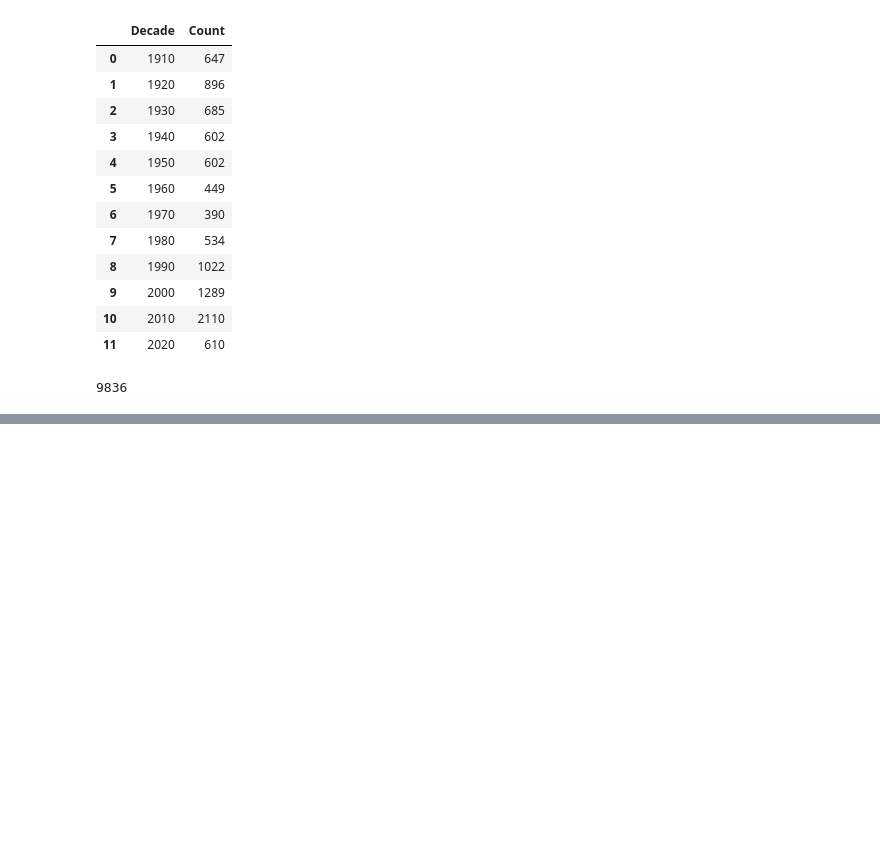
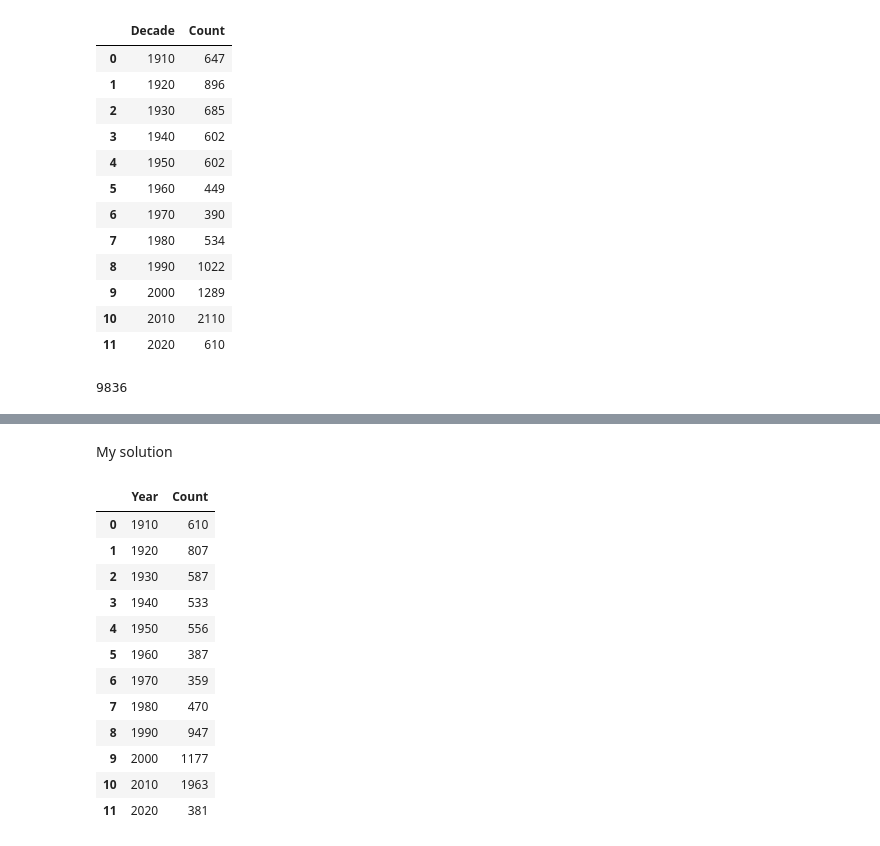
Before and after one commit to rauldgarcia/Data_analysis, a Jupyter notebook: CLASS 1/class_5.ipynb, the cells around one changed output, grey strips where cells are left out. Drawn from its saved outputs; the diff is of its cells as text; code cells hidden in the pictures; blank space fills up the shorter version.

```diff
--- a/CLASS 1/class_5.ipynb
+++ b/CLASS 1/class_5.ipynb
@@ -421,0 +464,21 @@ claras_decades['Count'].sum()
+# %% [markdown]
+My solution
+# %%
+df_raul = []
+for year in range(1910,2022,10):
+    df_raul.append([year, claras[(year < claras['Year']) & (claras['Year'] <= year+9)]['Count'].sum()])
+pd.DataFrame(df_raul,columns=['Year','Count'])
+# %% [output]
+|  | Year | Count |
+| 0 | 1910 | 610 |
+| 1 | 1920 | 807 |
+| 2 | 1930 | 587 |
+| 3 | 1940 | 533 |
+| 4 | 1950 | 556 |
+| 5 | 1960 | 387 |
+| 6 | 1970 | 359 |
+| 7 | 1980 | 470 |
+| 8 | 1990 | 947 |
+| 9 | 2000 | 1177 |
+| 10 | 2010 | 1963 |
+| 11 | 2020 | 381 |
```
Also changed, not shown: parts of 37 cells of this notebook.
